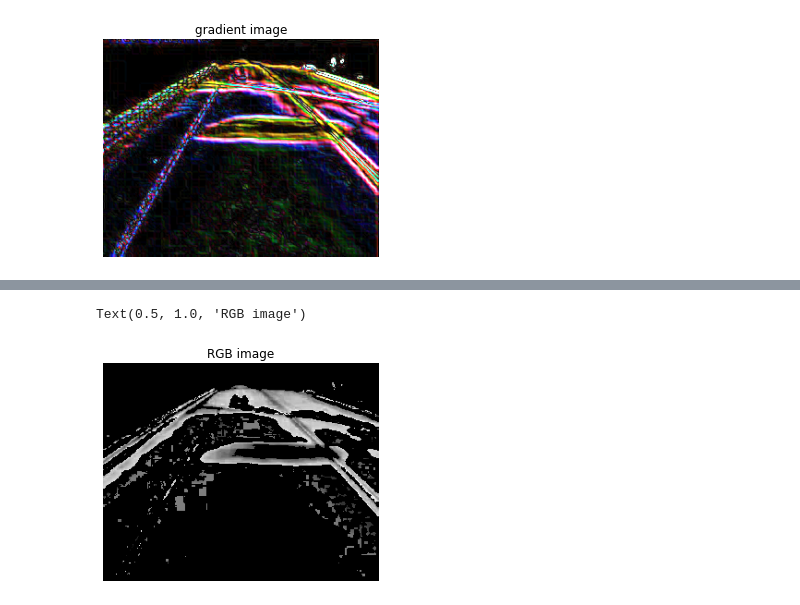
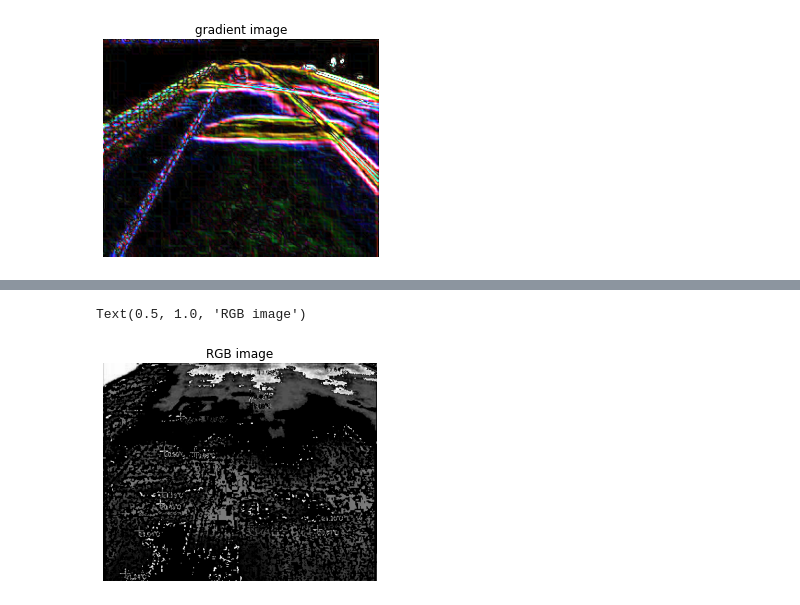
Before and after one commit to tjboise/Damage_Density, a Jupyter notebook: IR_related_news.ipynb, the cells around one changed output, grey strips where cells are left out. Saved outputs shown, nothing was run; the diff lists cells and outputs as text; code cells hidden in the pictures.

```diff
--- a/IR_related_news.ipynb
+++ b/IR_related_news.ipynb
@@ -112,7 +108,7 @@ Text(0.5, 1.0, 'RGB image')
 # %%
-imgo = cv2.imread('IRimage_opencv/img2.jpg')
+#imgo = cv2.imread('IRimage_opencv/img2.jpg')
 img1=cv2.cvtColor(imgo,cv2.COLOR_RGB2GRAY)
-plt.imshow(img1)
+plt.imshow(img1,cmap='gray')
 plt.axis('off')
 plt.title('gray image')
 # %% [output]
@@ -176,13 +172,13 @@ for i in range(m):
         else:
             img1[i,j]=0
 # %%
-bl=f[:,:,0]
-for i in range(m):
-    for j in range(n):
-        if f[i,j,0]>0:
-            bl[i,j]=1
-        else:
-            bl[i,j]=0
+# bl=f[:,:,0]
+# for i in range(m):
+#     for j in range(n):
+#         if f[i,j,0]>0:
+#             bl[i,j]=1
+#         else:
+#             bl[i,j]=0
 # %%
 plt.imshow(c)
 plt.axis('off')
@@ -214,13 +210,21 @@ Text(0.5, 1.0, 'RGB image')
 # %%
 import math
-ff=f
-ff[:,:,0]=img1
-ff[:,:,1]=img1
-ff[:,:,2]=img1
+ff=imgo
+# ff[:,:,0]=img1
+# ff[:,:,1]=img1
+# ff[:,:,2]=img1
+# %%
+[b,v]=img1.shape
+for i in range(b):
+    for j in range(v):
+        ff[i,j,0]=math.floor(img1[i,j])
+
+ff[:,:,1]=ff[:,:,0]
+ff[:,:,2]=ff[:,:,0]
 # %%
-plt.imshow(ff+f)
+plt.imshow(f+ff,cmap='gray')
 plt.axis('off')
 plt.title('RGB image')
 # %% [output]
 Text(0.5, 1.0, 'RGB image')
-[figure, old version]
+[figure, new version]
```
Also changed, not shown: parts of 16 cells of this notebook, 2 other files.
